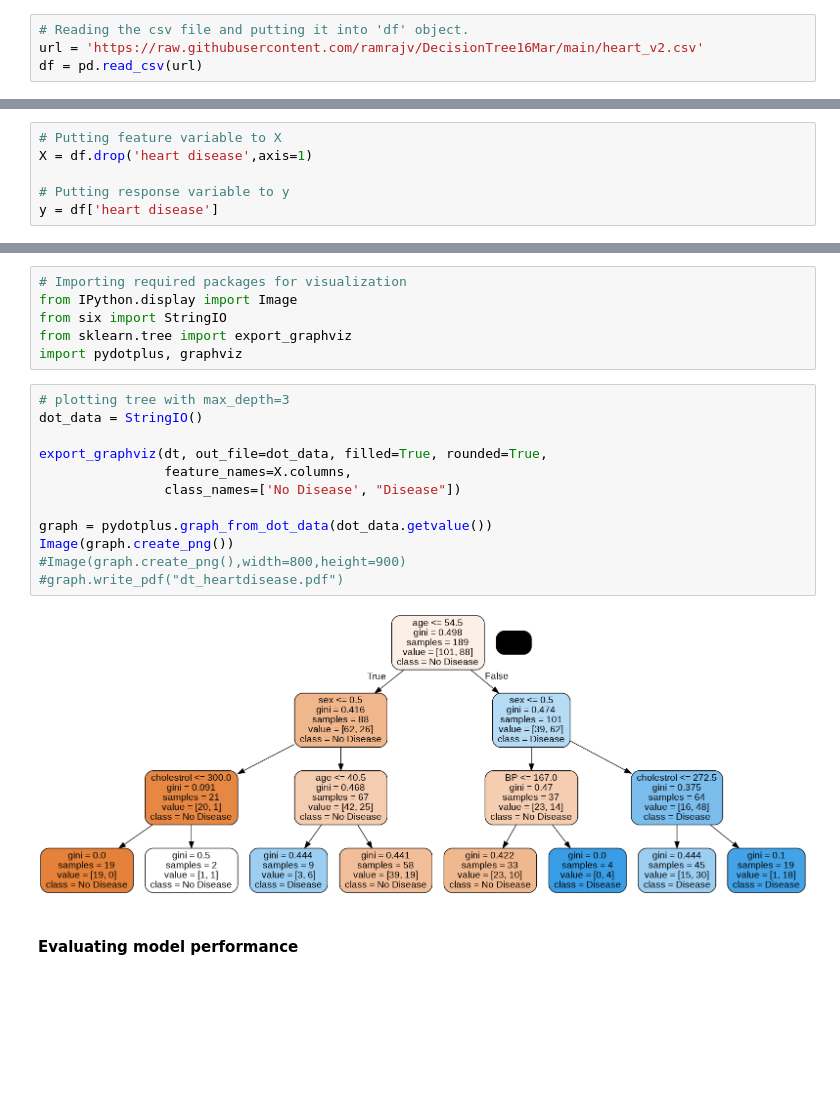
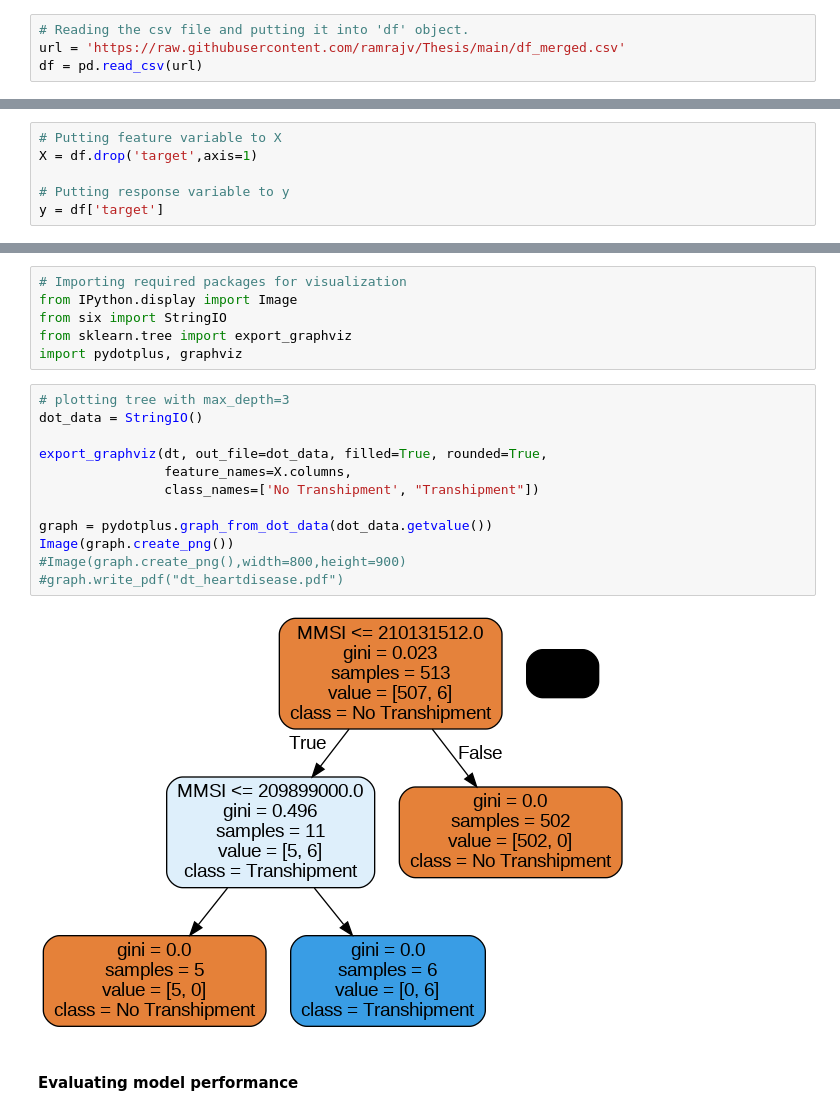
Before and after one commit to ramrajv/Thesis, a Jupyter notebook: Transhipment.ipynb, the cells around one changed output, grey strips where cells are left out. Saved outputs shown, nothing was run; the diff lists cells and outputs as text; blank space fills up the shorter version.

```diff
--- a/Transhipment.ipynb
+++ b/Transhipment.ipynb
@@ -7,7 +7,7 @@ import matplotlib.pyplot as plt, seaborn as sns
 %matplotlib inline
 # %%
 # Reading the csv file and putting it into 'df' object.
-url = 'https://raw.githubusercontent.com/ramrajv/DecisionTree16Mar/main/heart_v2.csv'
+url = 'https://raw.githubusercontent.com/ramrajv/Thesis/main/df_merged.csv'
 df = pd.read_csv(url)
 # %%
 df.info()
@@ -27,9 +31,9 @@ memory usage: 10.7 KB
 # %%
 # Putting feature variable to X
-X = df.drop('heart disease',axis=1)
+X = df.drop('target',axis=1)
 
 # Putting response variable to y
-y = df['heart disease']
+y = df['target']
 # %%
 from sklearn.model_selection import train_test_split
 # %%
@@ -55,17 +59,17 @@ import pydotplus, graphviz
 # %%
 # plotting tree with max_depth=3
 dot_data = StringIO()
 
 export_graphviz(dt, out_file=dot_data, filled=True, rounded=True,
                 feature_names=X.columns,
-                class_names=['No Disease', "Disease"])
+                class_names=['No Transhipment', "Transhipment"])
 
 graph = pydotplus.graph_from_dot_data(dot_data.getvalue())
 Image(graph.create_png())
 #Image(graph.create_png(),width=800,height=900)
 #graph.write_pdf("dt_heartdisease.pdf")
 # %% [output]
-[figure, old version]
+[figure, new version]
 # %% [markdown]
 #### Evaluating model performance
 # %%
```
Also changed, not shown: parts of 4 cells of this notebook.
